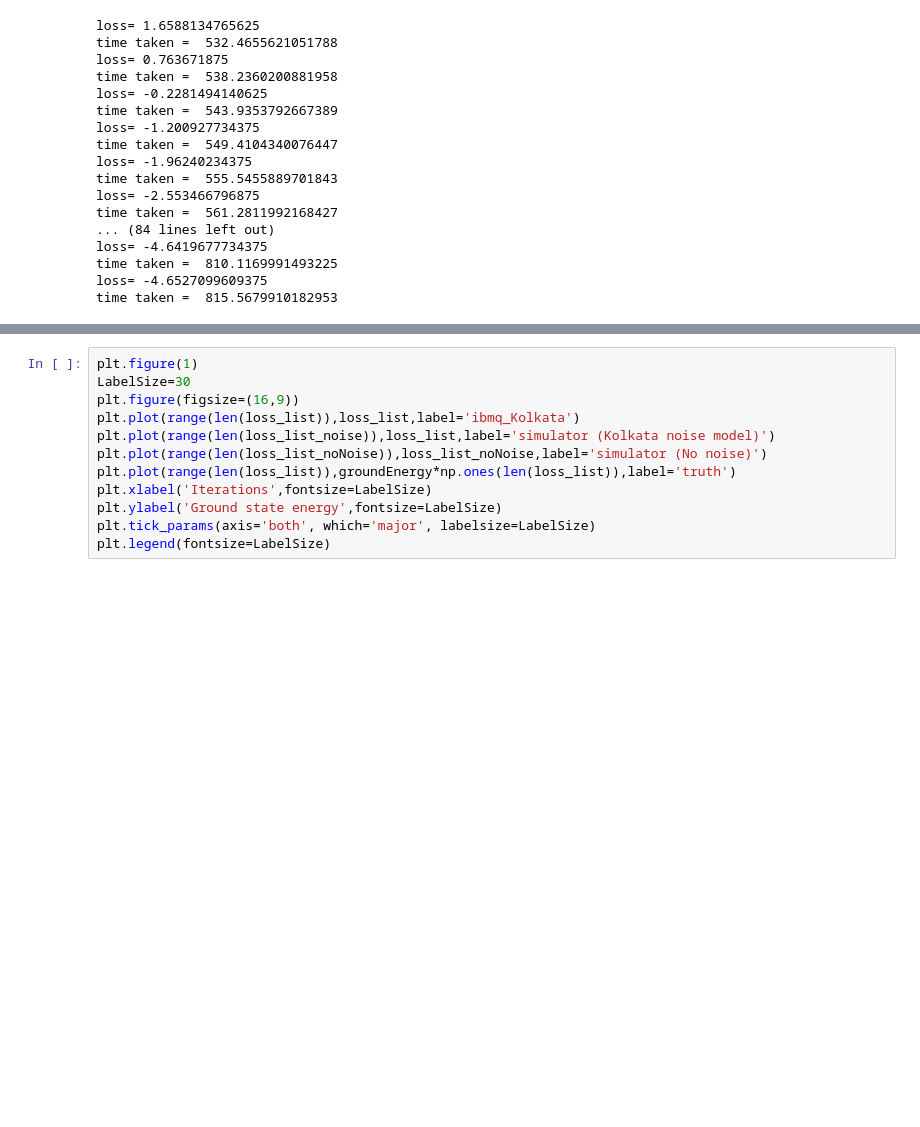
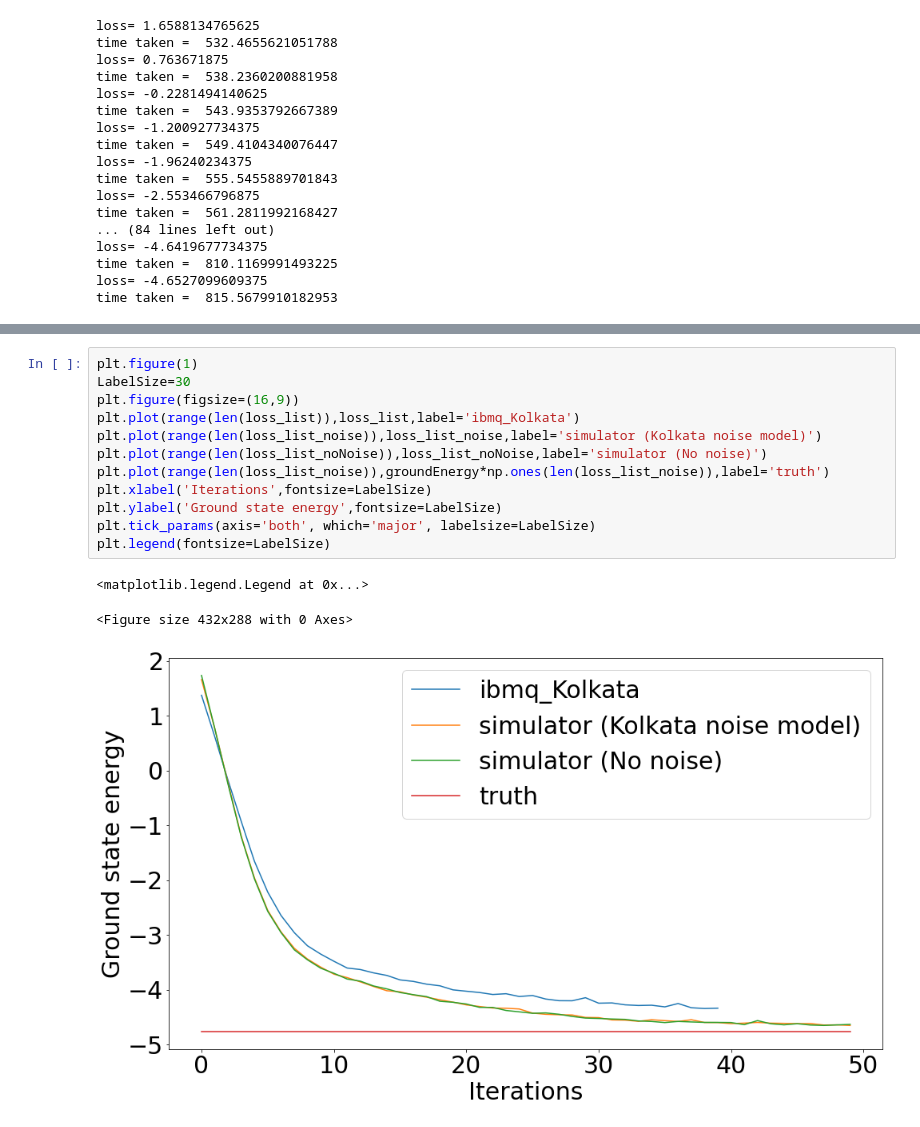
Before and after one commit to Zhelun-Li/QCNN_hardware, a Jupyter notebook: transverse_Ising_hardware.ipynb, the cells around one changed output, grey strips where cells are left out. Saved outputs shown, nothing was run; the diff lists cells and outputs as text; blank space fills up the shorter version.

```diff
--- a/transverse_Ising_hardware.ipynb
+++ b/transverse_Ising_hardware.ipynb
@@ -284,12 +284,16 @@ time taken =  6.6309099197387695
 # %%
 plt.figure(1)
 LabelSize=30
 plt.figure(figsize=(16,9))
 plt.plot(range(len(loss_list)),loss_list,label='ibmq_Kolkata')
-plt.plot(range(len(loss_list_noise)),loss_list,label='simulator (Kolkata noise model)')
+plt.plot(range(len(loss_list_noise)),loss_list_noise,label='simulator (Kolkata noise model)')
 plt.plot(range(len(loss_list_noNoise)),loss_list_noNoise,label='simulator (No noise)')
-plt.plot(range(len(loss_list)),groundEnergy*np.ones(len(loss_list)),label='truth')
+plt.plot(range(len(loss_list_noise)),groundEnergy*np.ones(len(loss_list_noise)),label='truth')
 plt.xlabel('Iterations',fontsize=LabelSize)
 plt.ylabel('Ground state energy',fontsize=LabelSize)
 plt.tick_params(axis='both', which='major', labelsize=LabelSize)
 plt.legend(fontsize=LabelSize)
+# %% [output]
+<matplotlib.legend.Legend at 0x...>
+<Figure size 432x288 with 0 Axes>
+[figure, added]
```
Also changed, not shown: parts of 1 cell of this notebook.
